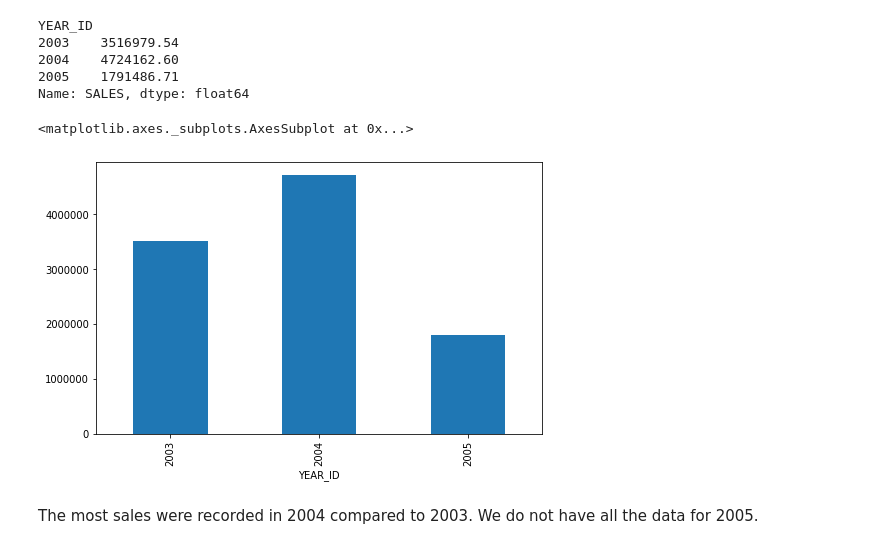
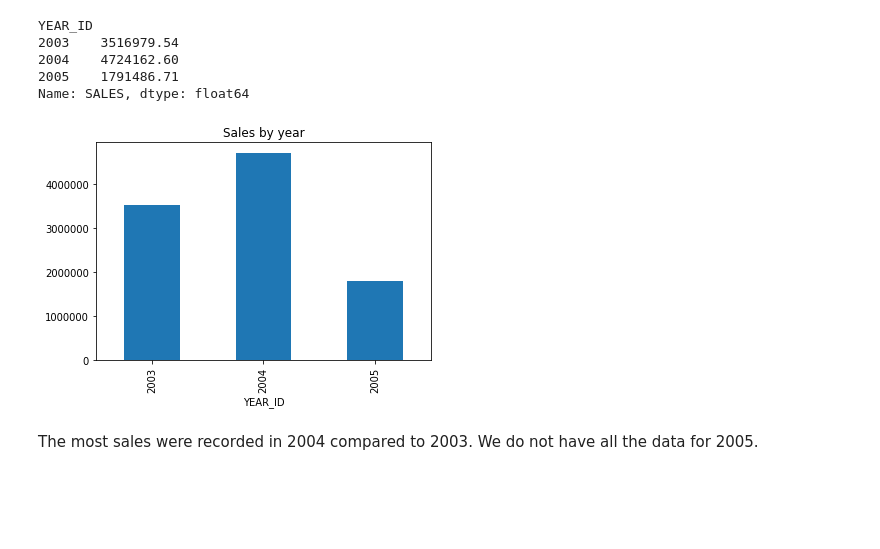
Before and after one commit to aniass/Customer-segmentation, a Jupyter notebook: Customer_segmentation.ipynb, the cells around one changed output. Cells and saved outputs as stored; diff of their text form; code cells hidden in the pictures; blank space fills up the shorter version.

```diff
--- a/Customer_segmentation.ipynb
+++ b/Customer_segmentation.ipynb
@@ -203,10 +204,9 @@ YEAR_ID
 2005    1791486.71
 Name: SALES, dtype: float64
 # %%
-df2.groupby(['YEAR_ID'])['SALES'].sum().plot(kind='bar')
+df2.groupby(['YEAR_ID'])['SALES'].sum().plot(kind='bar', figsize=(6,4), title='Sales by year');
 # %% [output]
-<matplotlib.axes._subplots.AxesSubplot at 0x...>
-[figure, old version]
+[figure, new version]
 # %% [markdown]
 The most sales were recorded in 2004 compared to 2003. We do not have all the data for 2005.
 # %% [markdown]
```
Also changed, not shown: parts of 21 cells of this notebook.
